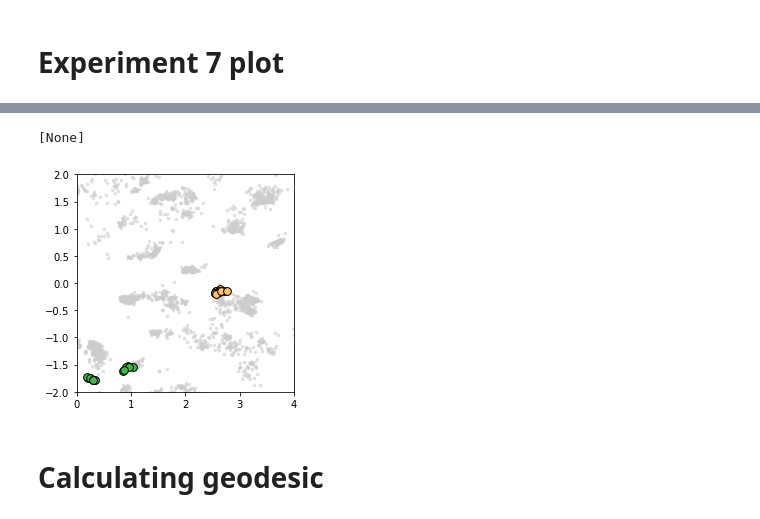
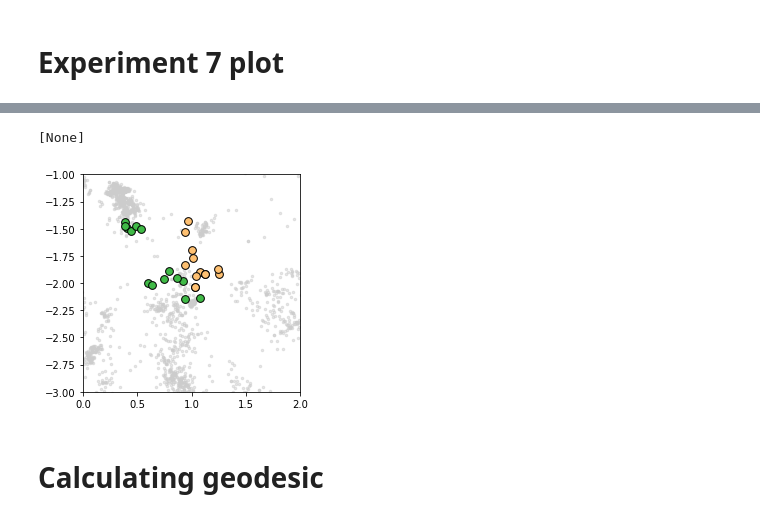
Before and after one commit to MachineLearningLifeScience/meaningful-protein-representations, a Jupyter notebook: exp7-8_data_preprocessing_and_geodesic_interpolation.ipynb, the cells around one changed output, grey strips where cells are left out. Cells and saved outputs as stored; diff of their text form; code cells hidden in the pictures.

```diff
--- a/exp7-8_data_preprocessing_and_geodesic_interpolation.ipynb
+++ b/exp7-8_data_preprocessing_and_geodesic_interpolation.ipynb
@@ -255,24 +330,25 @@ def train_or_retrieve_model(name, data_filename, query_filenames, train_model, r
     return model
 # %%
 # Options
-train_models = True
+train_models = False
 
 model_qc   = train_or_retrieve_model('model_BLAT_ECOLX_query_centric',
-                                     'BLAT_ECOLX_1_b0.5_labeled.fasta',
-                                     query_filenames=['BLAT_ECOLX_1_b0.5_labeled_A1.fasta', 'BLAT_ECOLX_1_b0.5_labeled_A2.fasta'],
-                                     train_model=train_models, reweighted=False)
+                                     data_query_centric,
+                                     weights=None,
+                                     train_model=train_models,
+                                     post_train_encoder=True)
 model_qc_r = train_or_retrieve_model('model_BLAT_ECOLX_query_centric_reweighted',
-                                     'BLAT_ECOLX_1_b0.5_labeled.fasta',
-                                     query_filenames=['BLAT_ECOLX_1_b0.5_labeled_A1.fasta', 'BLAT_ECOLX_1_b0.5_labeled_A2.fasta'],
-                                     train_model=train_models, reweighted=True)
+                                     data_query_centric,
+                                     weights=weights_query_centric,
+                                     train_model=train_models)
 model_ra   = train_or_retrieve_model('model_BLAT_ECOLX_realigned',
-                                     'BLAT_ECOLX_alignment_clustalo_maxalign.fasta',
-                                     query_filenames=['BLAT_ECOLX_alignment_clustalo_maxalign_A1.fasta', 'BLAT_ECOLX_alignment_clustalo_maxalign_A2.fasta'],
-                                     train_model=train_models, reweighted=True)
+                                     data_realigned,
+                                     weights=None,
+                                     train_model=train_models)
 model_ra_r = train_or_retrieve_model('model_BLAT_ECOLX_realigned_reweighted',
-                                     'BLAT_ECOLX_alignment_clustalo_maxalign.fasta',
-                                     query_filenames=['BLAT_ECOLX_alignment_clustalo_maxalign_A1.fasta', 'BLAT_ECOLX_alignment_clustalo_maxalign_A2.fasta'],
-                                     train_model=train_models, reweighted=False)
+                                     data_realigned,
+                                     weights=weights_realigned,
+                                     train_model=train_models)
 models = [model_qc, model_qc_r, model_ra, model_ra_r]
 # %% [output]
 GPU available: False, used: False
@@ -456,6 +387,8 @@ for alignment_filename in ['BLAT_ECOLX_1_b0.5_labeled.fasta', 'BLAT_ECOLX_alignm
 # Refit encoders for new training points
 for model,aln_idx in zip(models, [0,0,1,1]):
 
+    print(model.data.shape)
+    break
     test_dataset = []
     for blat_class in queries:
         for query_name,query in aligned_seqs[aln_idx][blat_class].items():
@@ -727,20 +680,20 @@ plt.savefig('embeddings.svg')
 # %%
 fig, ax = plt.subplots()
 embedded = embeddings[-1]
 a1_zs = zs[-1]['A1']
 a2_zs = zs[-1]['A2']
 ax.plot(embedded[:,0],
         embedded[:,1],
         '.', color='0.8', markersize=5, alpha=0.5, zorder=1)
 ax.scatter(a1_zs[:,0], a1_zs[:,1], color=green, s=60, zorder=2, edgecolors='black', alpha=1.0)
 ax.scatter(a2_zs[:,0], a2_zs[:,1], color=yellow, s=60, zorder=2, edgecolors='black', alpha=1.0)
 
-ax.set_xlim([0,4])
-ax.set_ylim([-2,2])
+ax.set_xlim([0,2])
+ax.set_ylim([-3,-1])
 ax.set(aspect='equal')
 # %% [output]
 [None]
-[figure, old version]
+[figure, new version]
 # %% [markdown]
 # Calculating geodesic
 # %%
```
Also changed, not shown: parts of 11 cells of this notebook.
